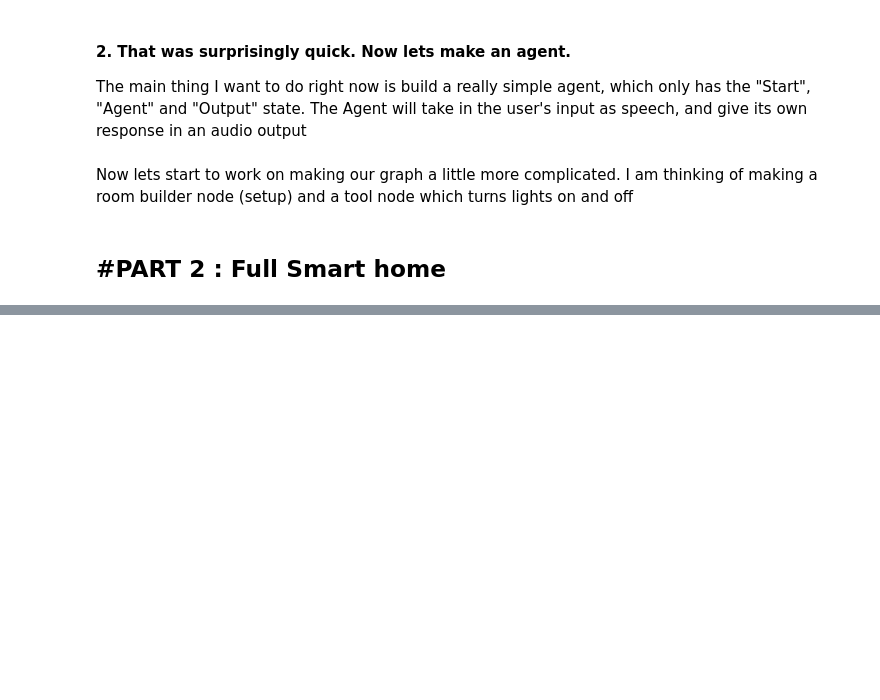
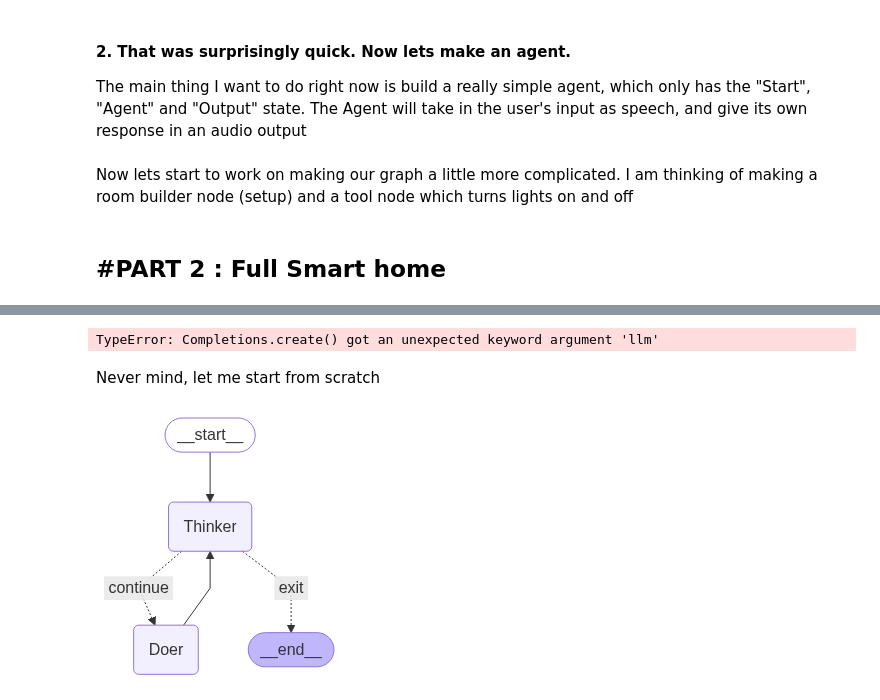
Before and after one commit to adityaSharmaWritesCode/smart-home-assistant, a Jupyter notebook: main.ipynb, the cells around one changed output, grey strips where cells are left out. Cells and saved outputs as stored; diff of their text form; code cells hidden in the pictures; blank space fills up the shorter version.

```diff
--- a/main.ipynb
+++ b/main.ipynb
@@ -11,6 +11,8 @@ Make a Smart Home Assistant, similar to Alexa, which will be capable of turning
 </h2>
 # %% [markdown]
 <h3>Python playbook
+# %%
+API_KEY = "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"
 # %% [markdown]
 <h4> 1. Figuring out how to make speech-to-text work
 # %%
@@ -291,9 +310,10 @@ display(Image(app.get_graph().draw_mermaid_png()))
 
 if __name__ == "__main__":
     state: HomeState = {
-        "messages": [],
-        "home_config": {}
+        "messages": []
     }
+
+home_config = {}
 
     while True:
         user_input = input("You: ")
@@ -323,0 +402,29 @@ Updated Home Configuration:
+# %%
+import uuid
+
+test_questions = [
+    "Hi there, Can you help me setup my house information?",
+    "I have 3 lights in my living room, and 1 AC. I also have 1 light in my bedroom and 1 fan."
+    "Can you turn one of the lights in the living room on?",
+]
+
+thread_id = str(uuid.uuid4())
+
+# config = {
+#     "configurable": {
+#         "thread_id": thread_id,
+#     }
+# }
+
+for question in test_questions:
+    response = test_app.invoke(
+        {"messages" : ("user", question)},
+        # config,
+        stream_mode="values"
+    )
+    print(response)
+    print("Updated home configuration : ", home_config)
+# %% [output]
+TypeError: Completions.create() got an unexpected keyword argument 'llm'
+# %% [markdown]
+Never mind, let me start from scratch
@@ -323,0 +522,28 @@ Updated Home Configuration:
+# %%
+
+from langgraph.prebuilt import ToolNode
+
+#GRAPH SETUP
+good_boy_graph = StateGraph(State)
+
+good_boy_graph.add_node("Thinker", call_llm)
+good_boy_graph.add_node("Doer", ToolNode(tools=good_boy_tools))
+
+good_boy_graph.add_edge(START, "Thinker")
+good_boy_graph.add_conditional_edges(
+    "Thinker",
+    should_continue,
+    {
+        "exit": END,
+        "continue": "Doer"
+    }
+)
+
+good_boy_graph.add_edge("Doer", "Thinker")
+
+good_boy_app = good_boy_graph.compile()
+
+from IPython.display import Image, display
+display(Image(good_boy_app.get_graph().draw_mermaid_png()))
+# %% [output]
+[figure, added]
```
Also changed, not shown: parts of 7 cells of this notebook, 2 other files.
